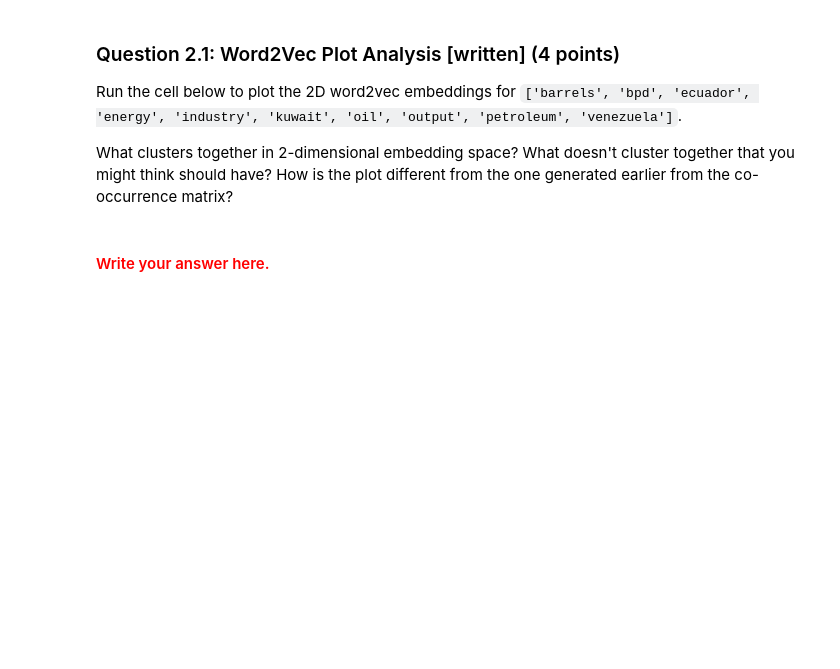
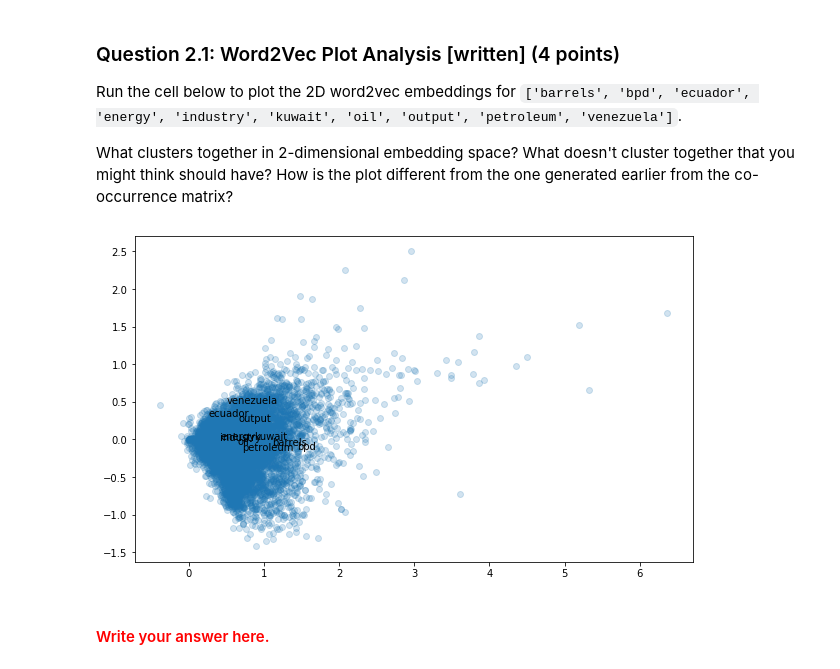
Before and after one commit to damiansp/NLP, a Jupyter notebook: manning/assignments/a1/exploring_word_vectors.ipynb, the cells around one changed output. Drawn from its saved outputs; the diff is of its cells as text; code cells hidden in the pictures; blank space fills up the shorter version.

```diff
--- a/manning/assignments/a1/exploring_word_vectors.ipynb
+++ b/manning/assignments/a1/exploring_word_vectors.ipynb
@@ -518,13 +552,12 @@ def get_matrix_of_vectors(
             'oil', 'output', 'petroleum', 'venezuela']):
     """ Put the word2vec vectors into a matrix M.
         Param:
-            wv_from_bin: KeyedVectors object; the 3 million word2vec vectors
-            loaded from file
+            wv_from_bin: KeyedVectors object; the 3 million word2vec
+            vectors loaded from file
         Return:
             M: numpy matrix shape (num words, 300) containing the vectors
             word2Ind: dictionary mapping each word to its row number in M
     """
-    import random
     words = list(wv_from_bin.vocab.keys())
     print("Shuffling words ...")
     random.shuffle(words)
@@ -566,7 +605,9 @@ What clusters together in 2-dimensional embedding space? What doesn't cluster to
 # %%
 words = ['barrels', 'bpd', 'ecuador', 'energy', 'industry', 'kuwait',
          'oil', 'output', 'petroleum', 'venezuela']
-plot_embeddings(M_reduced, word2Ind, words)
+plot_embeddings(M_reduced, word2Ind, words, figsize=[10, 6], alpha=0.2)
+# %% [output]
+[figure, added]
 # %% [markdown]
 #### <font color="red">Write your answer here.</font>
 # %% [markdown]
```
Also changed, not shown: parts of 14 cells of this notebook.
